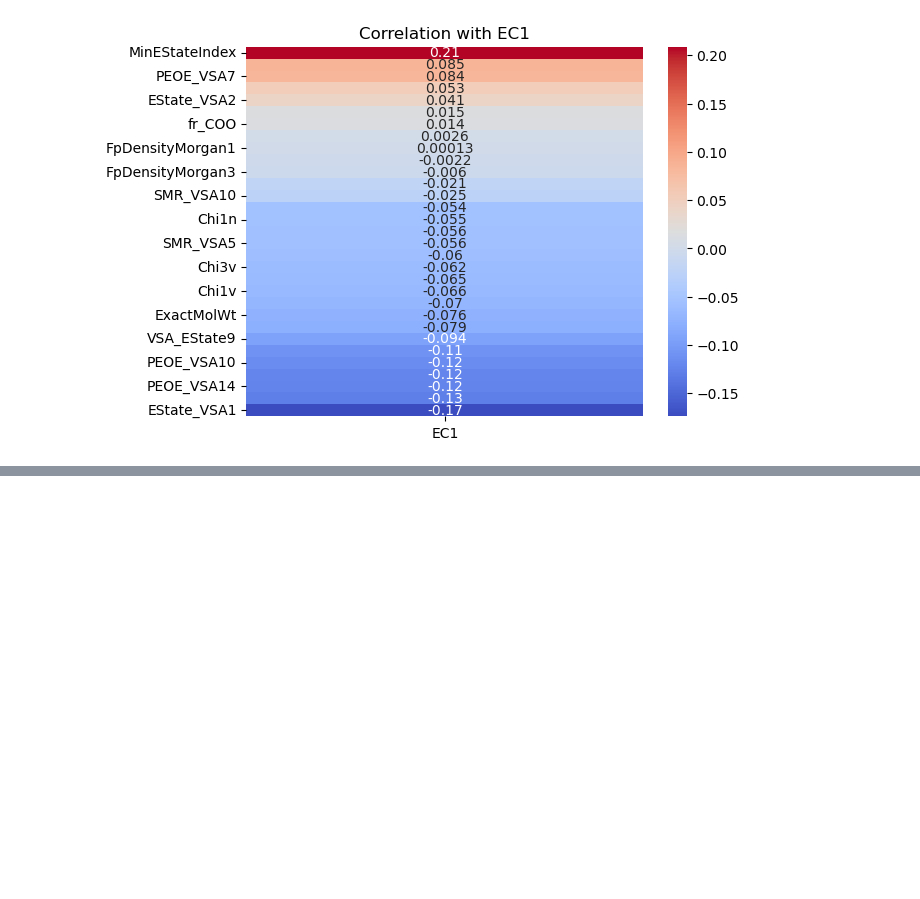
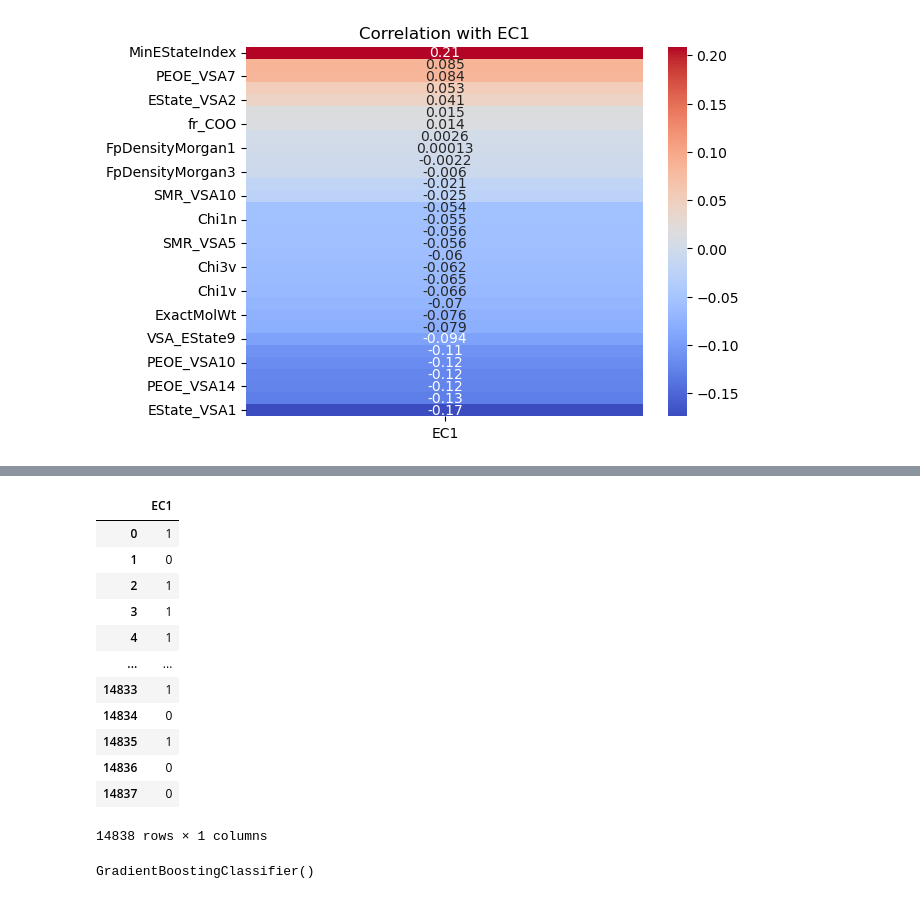
Before and after one commit to methasantosa/KaggleCompetition, a Jupyter notebook: swag-explore-multi-label-classification-enzyme.ipynb, the cells around one changed output, grey strips where cells are left out. Cells and saved outputs as stored; diff of their text form; code cells hidden in the pictures; blank space fills up the shorter version.

```diff
--- a/swag-explore-multi-label-classification-enzyme.ipynb
+++ b/swag-explore-multi-label-classification-enzyme.ipynb
@@ -80,3 +53,3 @@ data shape: (14838, 38)
 # %%
-df_train_model_ec1=df_train
+df_train_model_ec1=df_train.copy()
 df_train_model_ec1.drop(['id','EC2','EC3','EC4','EC5','EC6'], axis=1, inplace=True)
@@ -92,0 +100,6 @@ plt.show()
+# %%
+y_ec1=df_train_model_ec1.copy()
+y_ec2=df_train_model_ec2.copy()
+
+y_ec1=y_ec1[['EC1']]
+y_ec2=y_ec2[['EC2']]
@@ -92,0 +109,22 @@ plt.show()
+# %%
+y_ec1
+# %% [output]
+|  | EC1 |
+| 0 | 1 |
+| 1 | 0 |
+| 2 | 1 |
+| 3 | 1 |
+| 4 | 1 |
+| ... | ... |
+| 14833 | 1 |
+| 14834 | 0 |
+| 14835 | 1 |
+| 14836 | 0 |
+| 14837 | 0 |
+14838 rows × 1 columns
+# %%
+from sklearn.ensemble import GradientBoostingClassifier
+GBC1=GradientBoostingClassifier()
+GBC1.fit(x1_train,y1_train)
+# %% [output]
+GradientBoostingClassifier()
```
Also changed, not shown: parts of 9 cells of this notebook.
